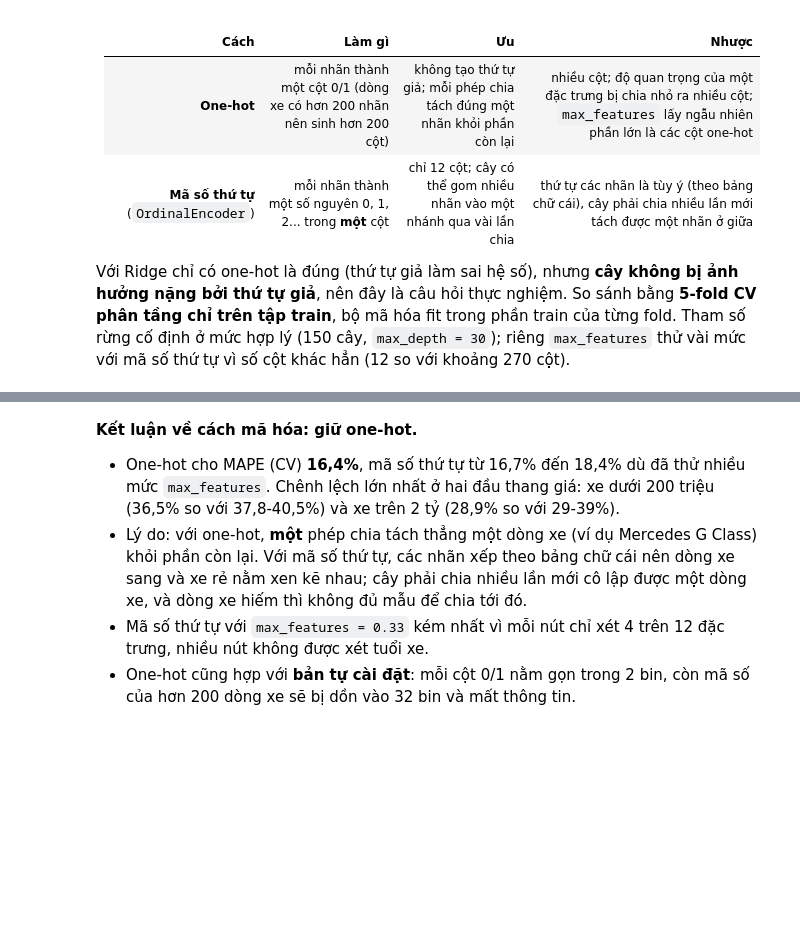
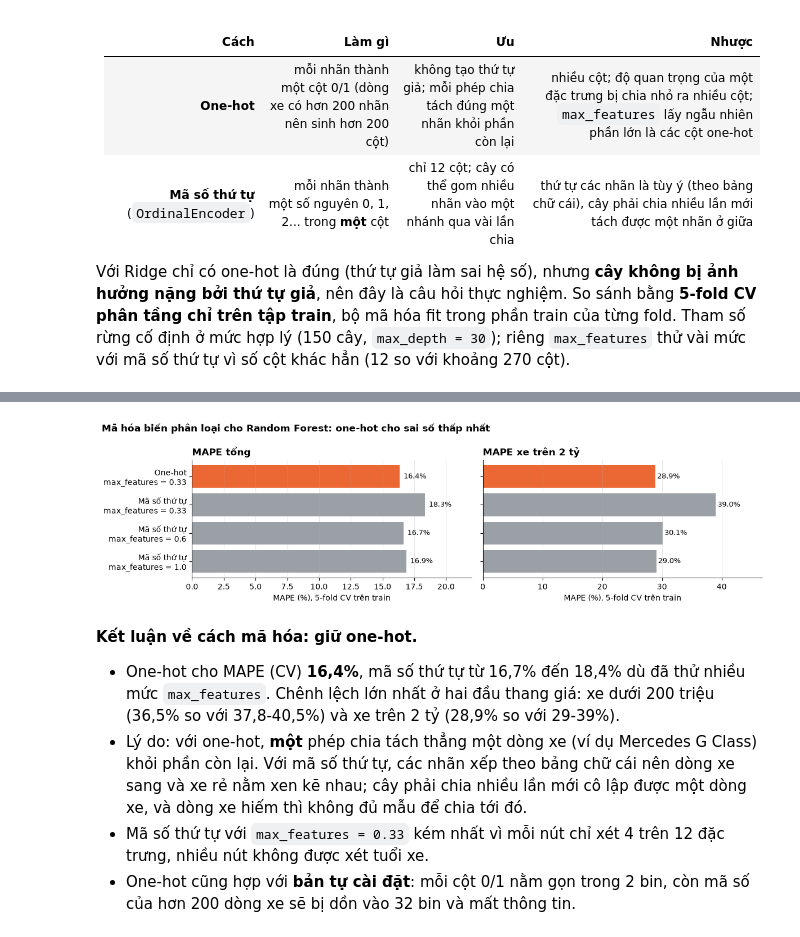
Before and after one commit to tiendc57/DataScience, a Jupyter notebook: src/model.ipynb, the cells around one changed output, grey strips where cells are left out. Cells and saved outputs as stored; diff of their text form; code cells hidden in the pictures; blank space fills up the shorter version.

```diff
--- a/src/model.ipynb
+++ b/src/model.ipynb
@@ -266,6 +266,22 @@ Mã số thứ tự, max_features = 1.0     MAPE (CV) = 0.1688  (42s)
 | Mã số thứ tự, max_features = 0.33 | 12.0 | 0.1835 | 0.4052 | 0.1434 | 0.1172 | 0.1881 | 0.3901 |
 | Mã số thứ tự, max_features = 0.6 | 12.0 | 0.1666 | 0.3780 | 0.1306 | 0.1052 | 0.1775 | 0.3011 |
 | Mã số thứ tự, max_features = 1.0 | 12.0 | 0.1688 | 0.3833 | 0.1327 | 0.1082 | 0.1766 | 0.2905 |
+# %%
+fig, axes = plt.subplots(1, 2, figsize=(12, 3.4), sharey=True)
+labels = [n.replace(", max_features", "\nmax_features") for n in enc_res.index]
+colors = [ORANGE if n.startswith("One-hot") else GRAY for n in enc_res.index]
+for ax, col, title in zip(axes, ["MAPE", "MAPE > 2 tỷ"], ["MAPE tổng", "MAPE xe trên 2 tỷ"]):
+    v = enc_res[col].astype(float).values * 100
+    ax.barh(labels[::-1], v[::-1], color=colors[::-1])
+    for i, val in enumerate(v[::-1]):
+        ax.text(val + 0.3, i, f"{val:.1f}%", va="center", fontsize=9)
+    ax.set_xlim(0, v.max() * 1.2); ax.set_xlabel("MAPE (%), 5-fold CV trên train")
+    ax.set_title(title, loc="left"); ax.grid(axis="y", visible=False)
+fig.suptitle("Mã hóa biến phân loại cho Random Forest: one-hot cho sai số thấp nhất", x=0.01, ha="left",
+             fontweight="bold")
+fig.tight_layout(); save(fig, "m16_ma_hoa"); plt.show()
+# %% [output]
+[figure, added]
 # %% [markdown]
 **Kết luận về cách mã hóa: giữ one-hot.**
 - One-hot cho MAPE (CV) **16,4%**, mã số thứ tự từ 16,7% đến 18,4% dù đã thử nhiều mức `max_features`. Chênh lệch lớn nhất ở hai đầu thang giá: xe dưới 200 triệu (36,5% so với 37,8-40,5%) và xe trên 2 tỷ (28,9% so với 29-39%).
```
Also changed, not shown: parts of 22 cells of this notebook, 17 other files.
